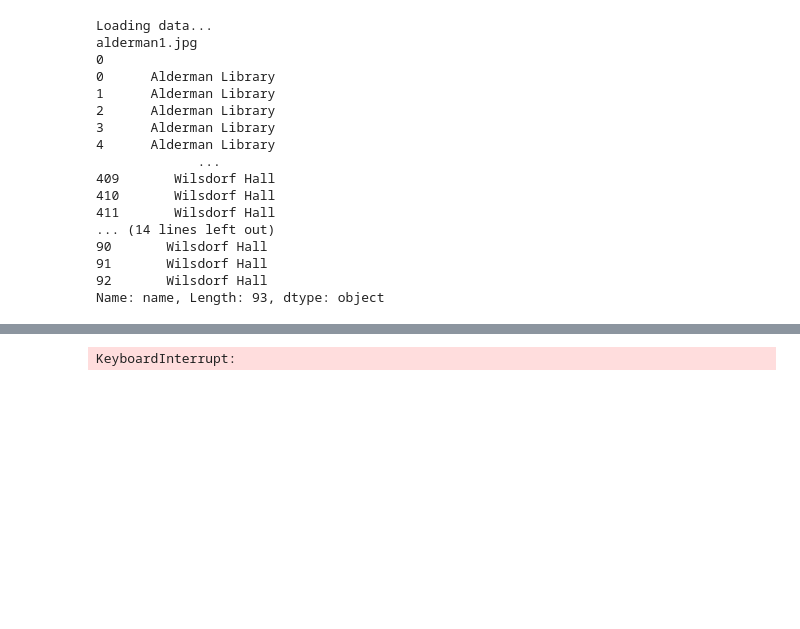
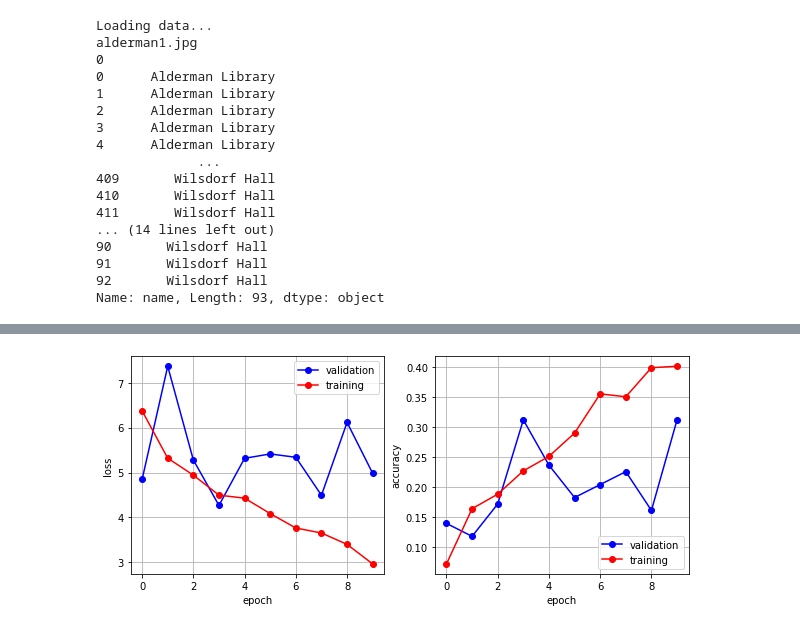
Before and after one commit to soneyahossain/deep_learning_project, a Jupyter notebook: deep_learning_project.ipynb, the cells around one changed output, grey strips where cells are left out. Drawn from its saved outputs; the diff is of its cells as text; code cells hidden in the pictures; blank space fills up the shorter version.

```diff
--- a/deep_learning_project.ipynb
+++ b/deep_learning_project.ipynb
@@ -207,7 +207,7 @@ import torchvision.transforms as transforms
 # Your code.
 
 # Define a learning rate.
-learningRate = 3e-4
+learningRate = 1e-4
 
 # Define number of epochs.
 N = 10
@@ -322,4 +334,4 @@ Validation-epoch 0. Avg-Loss: 17.2042, Accuracy: 0.0968
-KeyboardInterrupt:
+[figure, added]
 # %%
 #do some predictions
 
```
Also changed, not shown: parts of 9 cells of this notebook, 1 other file.
